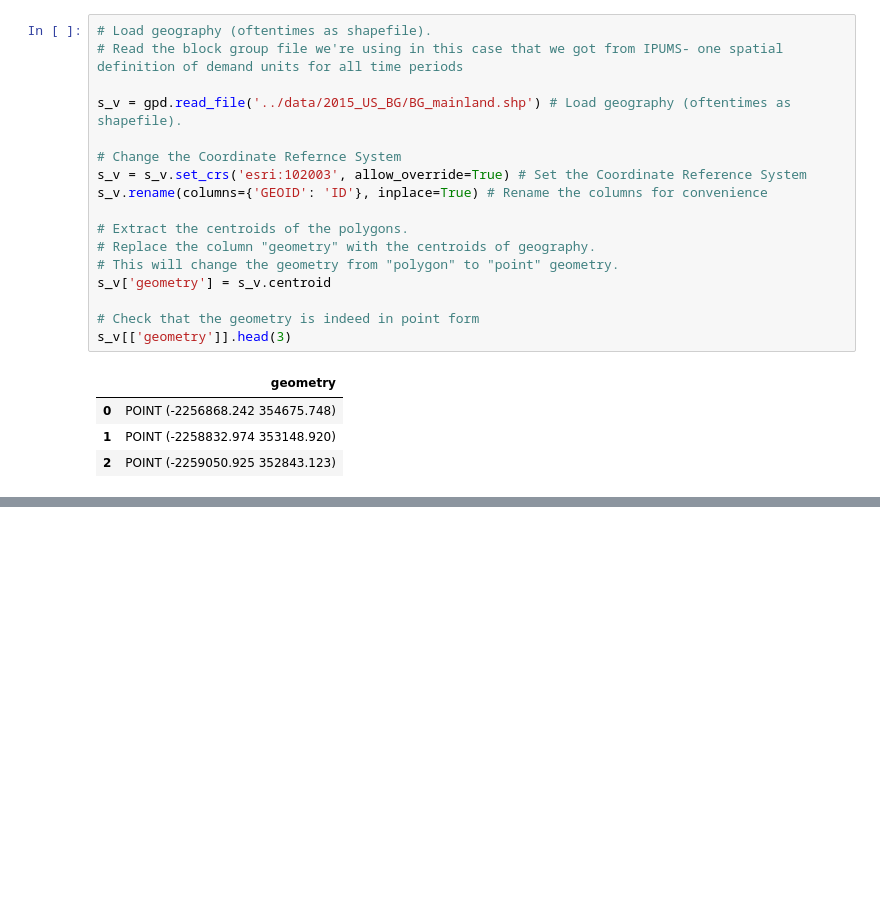
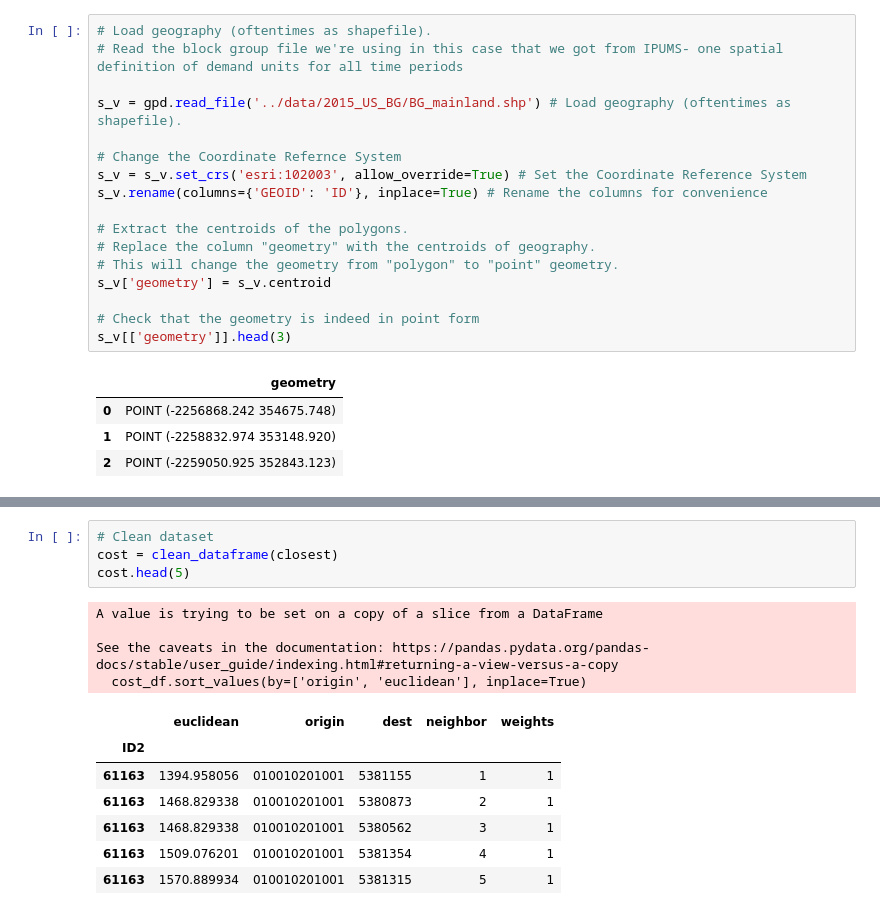
Before and after one commit to kcredit/Walkable-Accessibility-Score, a Jupyter notebook: src/Walkscore and Walkable Accessibility Score.ipynb, the cells around one changed output, grey strips where cells are left out. Drawn from its saved outputs; the diff is of its cells as text; blank space fills up the shorter version.

```diff
--- a/src/Walkscore and Walkable Accessibility Score.ipynb
+++ b/src/Walkscore and Walkable Accessibility Score.ipynb
@@ -422,0 +339,16 @@ elapsed
+# %%
+# Clean dataset
+cost = clean_dataframe(closest)
+cost.head(5)
+# %% [output]
+A value is trying to be set on a copy of a slice from a DataFrame
+
+See the caveats in the documentation: https://pandas.pydata.org/pandas-docs/stable/user_guide/indexing.html#returning-a-view-versus-a-copy
+  cost_df.sort_values(by=['origin', 'euclidean'], inplace=True)
+|  | euclidean | origin | dest | neighbor | weights |
+| ID2 |  |  |  |  |  |
+| 61163 | 1394.958056 | 010010201001 | 5381155 | 1 | 1 |
+| 61163 | 1468.829338 | 010010201001 | 5380873 | 2 | 1 |
+| 61163 | 1468.829338 | 010010201001 | 5380562 | 3 | 1 |
+| 61163 | 1509.076201 | 010010201001 | 5381354 | 4 | 1 |
+| 61163 | 1570.889934 | 010010201001 | 5381315 | 5 | 1 |
```
Also changed, not shown: parts of 40 cells of this notebook, 30 other files.
